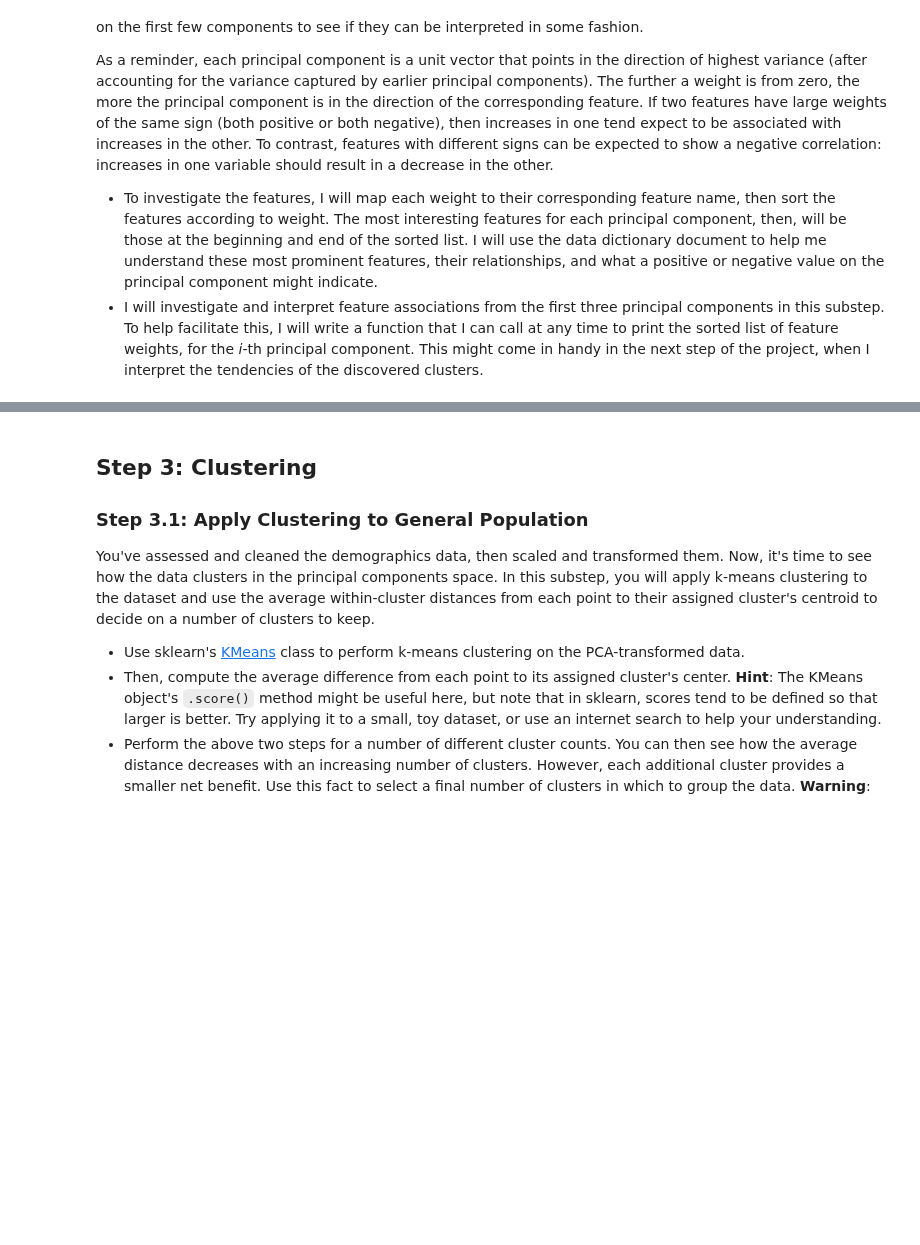
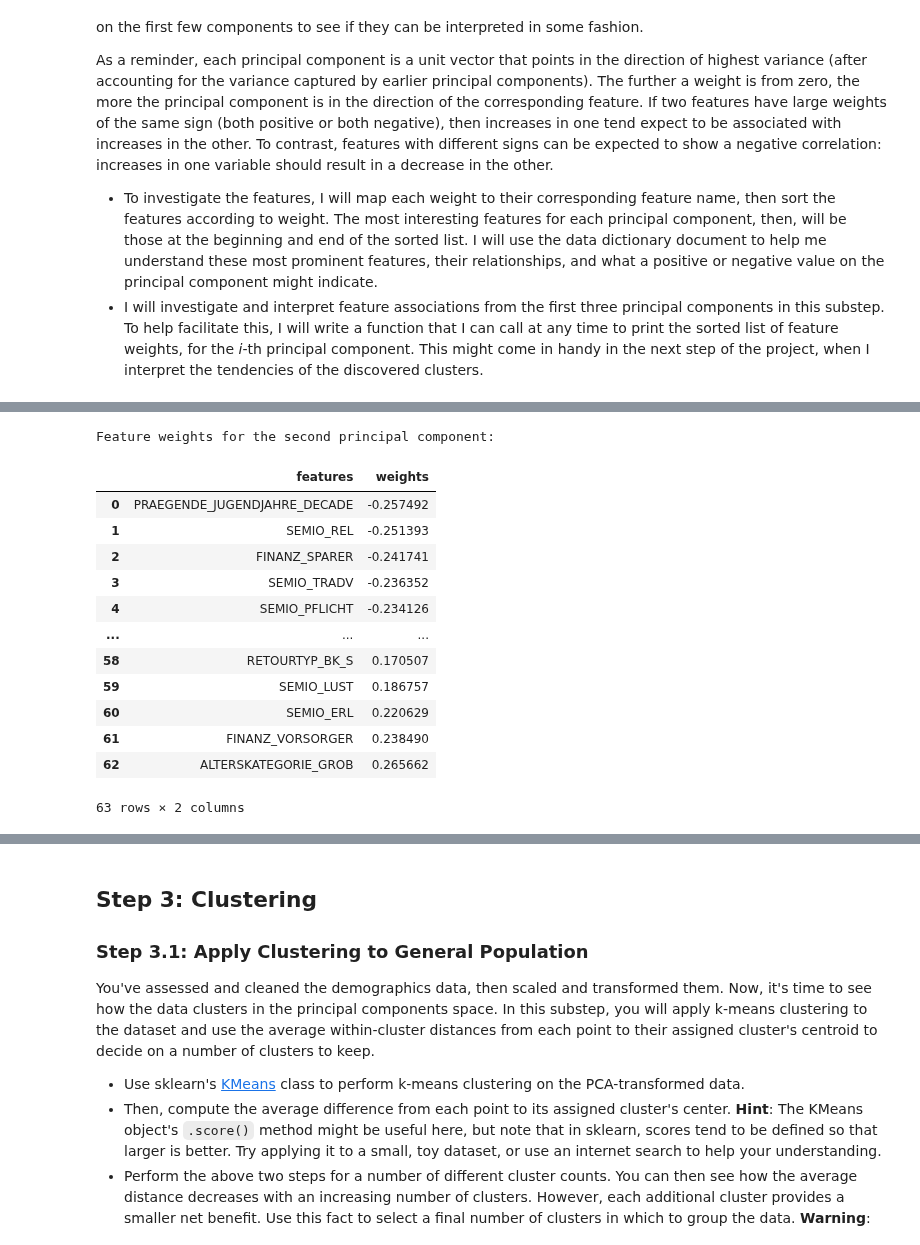
Before and after one commit to paulgureghian/Python_Notebooks, a Jupyter notebook: Create_Cust_Segments/Identify_Cust_Segments/identify_cust_segments.ipynb, the cells around one changed output, grey strips where cells are left out. Drawn from its saved outputs; the diff is of its cells as text; code cells hidden in the pictures; blank space fills up the shorter version.

```diff
--- a/Create_Cust_Segments/Identify_Cust_Segments/identify_cust_segments.ipynb
+++ b/Create_Cust_Segments/Identify_Cust_Segments/identify_cust_segments.ipynb
@@ -1115,4 +1137,20 @@ As a reminder, each principal component is a unit vector that points in the dire
 # %%
-# Map weights for the second principal component to corresponding feature names
-# and then print the linked values, sorted by weight.
+# Feature weights for the second principal component.
+print("Feature weights for the second principal component: ", "\n")
+get_sorted_weights(1)
+# %% [output]
+Feature weights for the second principal component:
+|  | features | weights |
+| 0 | PRAEGENDE_JUGENDJAHRE_DECADE | -0.257492 |
+| 1 | SEMIO_REL | -0.251393 |
+| 2 | FINANZ_SPARER | -0.241741 |
+| 3 | SEMIO_TRADV | -0.236352 |
+| 4 | SEMIO_PFLICHT | -0.234126 |
+| ... | ... | ... |
+| 58 | RETOURTYP_BK_S | 0.170507 |
+| 59 | SEMIO_LUST | 0.186757 |
+| 60 | SEMIO_ERL | 0.220629 |
+| 61 | FINANZ_VORSORGER | 0.238490 |
+| 62 | ALTERSKATEGORIE_GROB | 0.265662 |
+63 rows × 2 columns
 # %%
```
Also changed, not shown: parts of 10 cells of this notebook.
